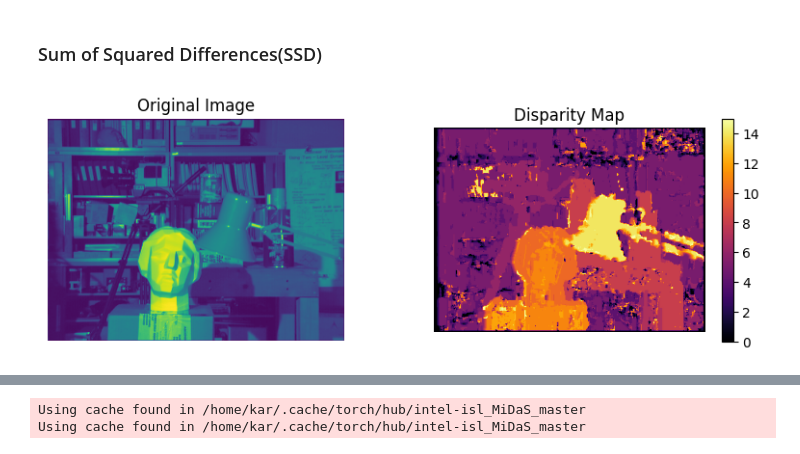
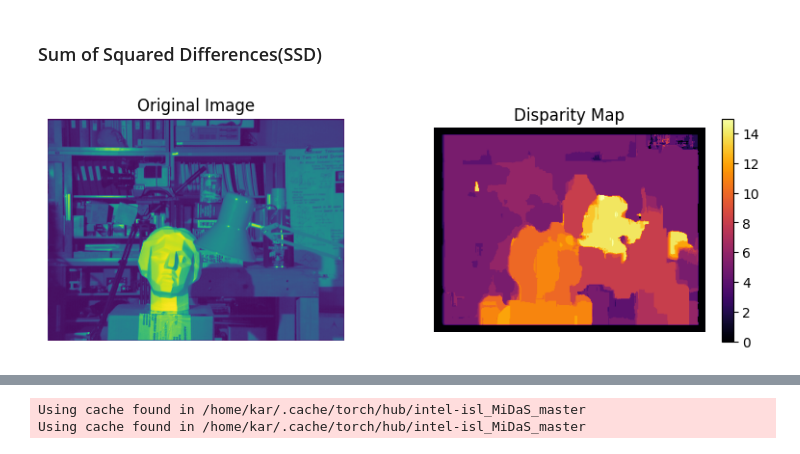
Before and after one commit to kar7mp5/Image_Deepth, a Jupyter notebook: image_depth.ipynb, the cells around one changed output, grey strips where cells are left out. Cells and saved outputs as stored; diff of their text form; code cells hidden in the pictures.

```diff
--- a/image_depth.ipynb
+++ b/image_depth.ipynb
@@ -62,32 +62,32 @@ def compute_disparity(imgL, imgR, num_disparities, block_size):
 # Load grayscale images as numpy arrays
 imgL = plt.imread('./data/tsukuba_l.png')
 imgR = plt.imread('./data/tsukuba_r.png')
 
 # Ensure the images are 2D arrays (grayscale)
 if imgL.ndim == 3:
     imgL = imgL[:, :, 0]  # Convert to grayscale if needed
 if imgR.ndim == 3:
     imgR = imgR[:, :, 0]  # Convert to grayscale if needed
 
 # Parameters
 num_disparities = 16
-block_size = 5
+block_size = 20
 
 # Compute disparity
 disparity = compute_disparity(imgL, imgR, num_disparities, block_size)
 
 plt.figure(figsize=(10, 3))
 plt.subplot(1, 2, 1)
 plt.imshow(imgL)
 plt.title('Original Image')
 plt.axis("off")
 
 # Display the disparity map
 plt.subplot(1, 2, 2)
 plt.imshow(disparity, cmap='inferno')
 plt.colorbar()
 plt.title('Disparity Map')
 plt.axis("off")
 plt.show()
 # %% [output]
-[figure, old version]
+[figure, new version]
```
Also changed, not shown: parts of 5 cells of this notebook.
